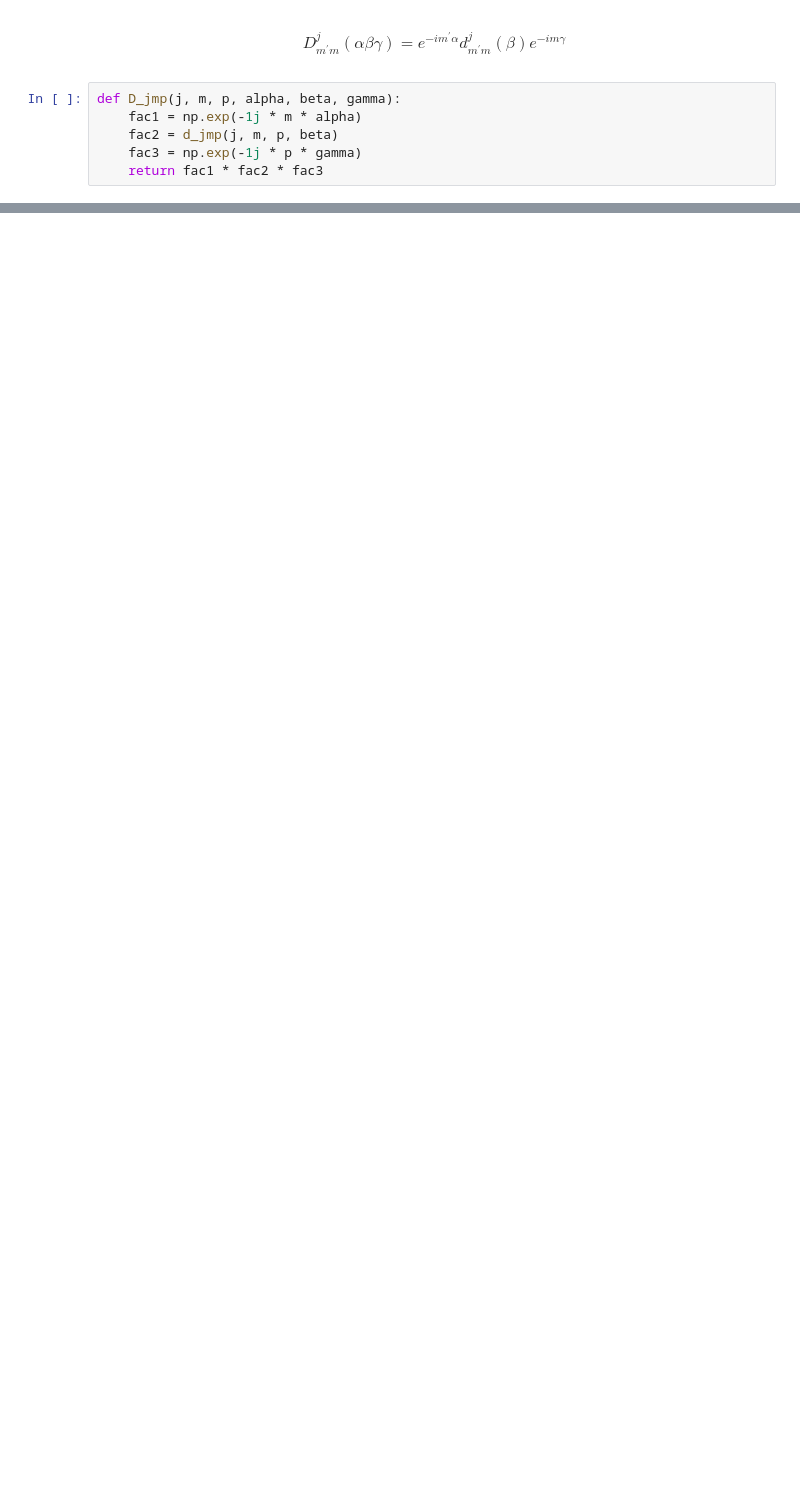
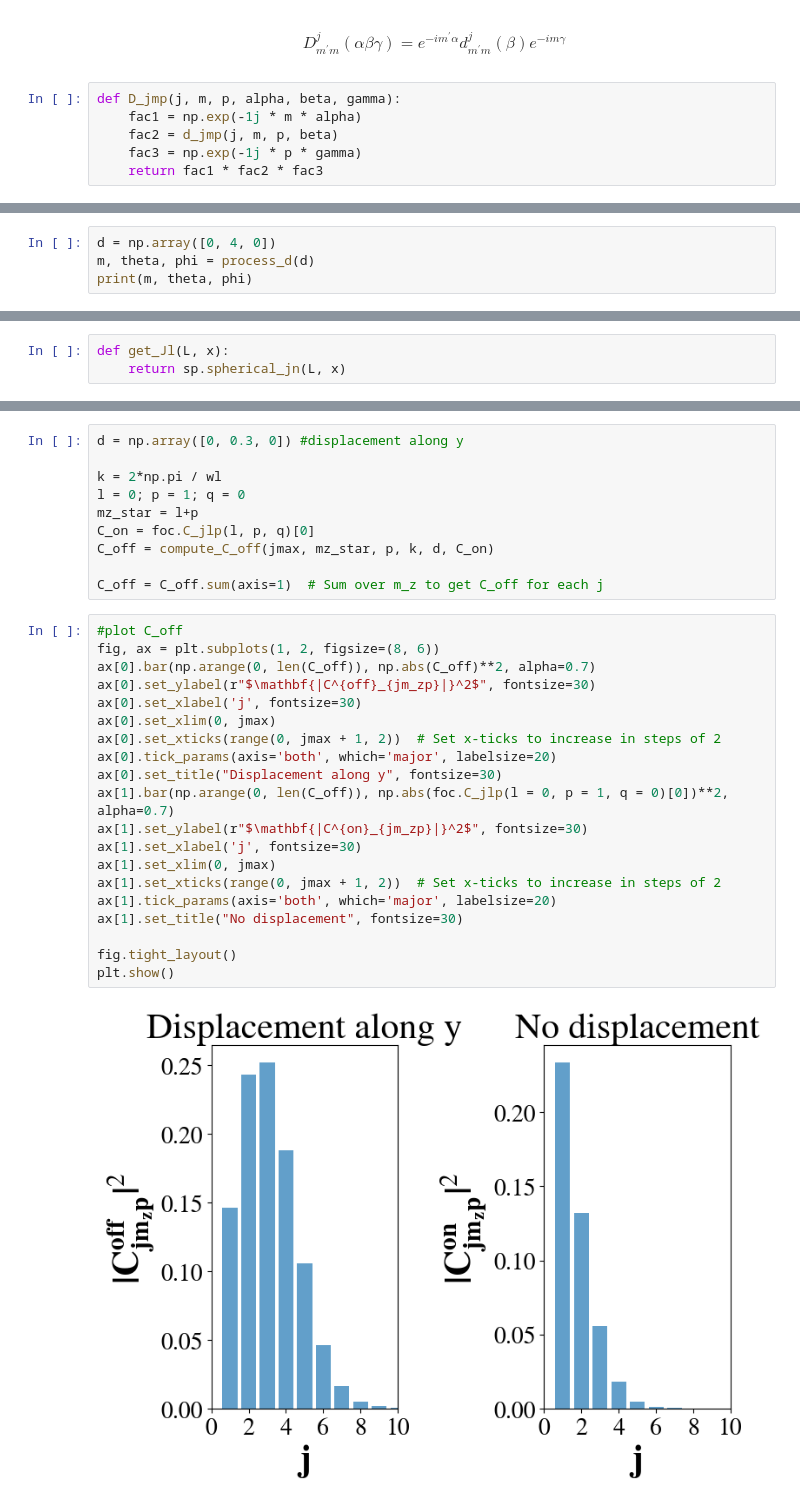
Before and after one commit to joakimpugesgaard/PyScatter, a Jupyter notebook: displaced_beams.ipynb, the cells around one changed output, grey strips where cells are left out. Saved outputs shown, nothing was run; the diff lists cells and outputs as text; blank space fills up the shorter version.

```diff
--- a/displaced_beams.ipynb
+++ b/displaced_beams.ipynb
@@ -109,0 +141,4 @@ def compute_C_off(j_max, mz, p, k, d, D_matrix_func, clebsch_func, C_con):
+# %%
+d = np.array([0, 4, 0])
+m, theta, phi = process_d(d)
+print(m, theta, phi)
@@ -109,0 +165,3 @@ def compute_C_off(j_max, mz, p, k, d, D_matrix_func, clebsch_func, C_con):
+# %%
+def get_Jl(L, x):
+    return sp.spherical_jn(L, x)
@@ -109,0 +229,32 @@ def compute_C_off(j_max, mz, p, k, d, D_matrix_func, clebsch_func, C_con):
+# %%
+d = np.array([0, 0.3, 0]) #displacement along y
+
+k = 2*np.pi / wl
+l = 0; p = 1; q = 0
+mz_star = l+p
+C_on = foc.C_jlp(l, p, q)[0]
+C_off = compute_C_off(jmax, mz_star, p, k, d, C_on)
+
+C_off = C_off.sum(axis=1)  # Sum over m_z to get C_off for each j
+# %%
+#plot C_off
+fig, ax = plt.subplots(1, 2, figsize=(8, 6))
+ax[0].bar(np.arange(0, len(C_off)), np.abs(C_off)**2, alpha=0.7)
+ax[0].set_ylabel(r"$\mathbf{|C^{off}_{jm_zp}|}^2$", fontsize=30)
+ax[0].set_xlabel('j', fontsize=30)
+ax[0].set_xlim(0, jmax)
+ax[0].set_xticks(range(0, jmax + 1, 2))  # Set x-ticks to increase in steps of 2
+ax[0].tick_params(axis='both', which='major', labelsize=20)
+ax[0].set_title("Displacement along y", fontsize=30)
+ax[1].bar(np.arange(0, len(C_off)), np.abs(foc.C_jlp(l = 0, p = 1, q = 0)[0])**2, alpha=0.7)
+ax[1].set_ylabel(r"$\mathbf{|C^{on}_{jm_zp}|}^2$", fontsize=30)
+ax[1].set_xlabel('j', fontsize=30)
+ax[1].set_xlim(0, jmax)
+ax[1].set_xticks(range(0, jmax + 1, 2))  # Set x-ticks to increase in steps of 2
+ax[1].tick_params(axis='both', which='major', labelsize=20)
+ax[1].set_title("No displacement", fontsize=30)
+
+fig.tight_layout()
+plt.show()
+# %% [output]
+[figure, added]
```
Also changed, not shown: parts of 15 cells of this notebook.
